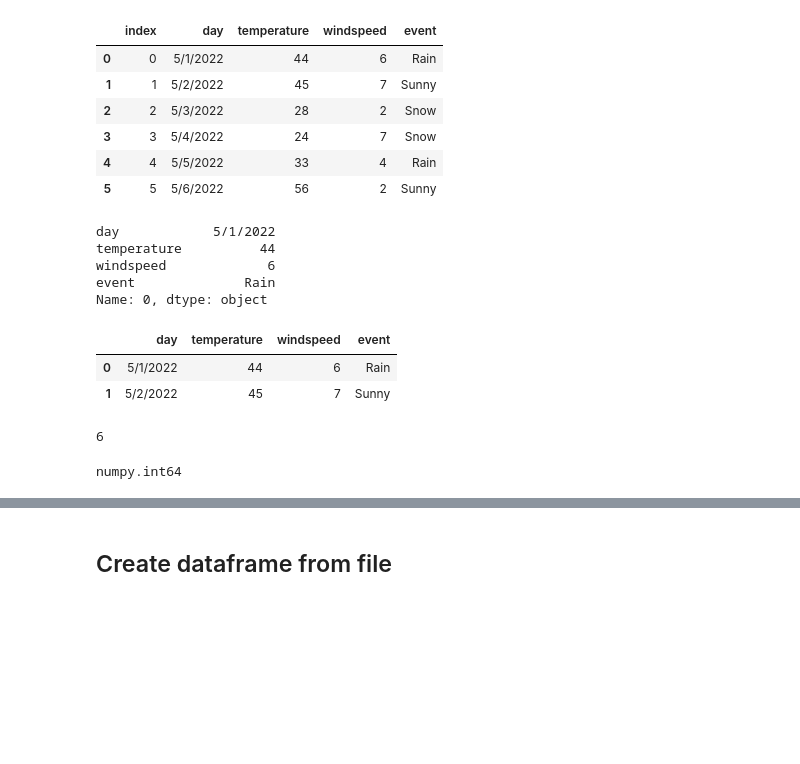
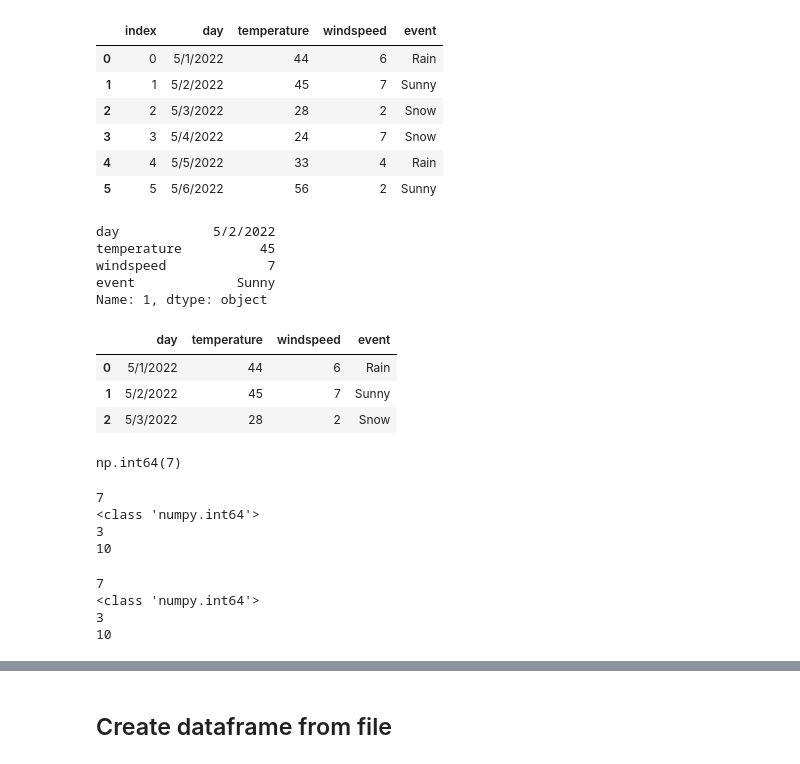
Before and after one commit to jarix/Python_Snippets, a Jupyter notebook: pandas_101.ipynb, the cells around one changed output, grey strips where cells are left out. Saved outputs shown, nothing was run; the diff lists cells and outputs as text; code cells hidden in the pictures; blank space fills up the shorter version.

```diff
--- a/pandas_101.ipynb
+++ b/pandas_101.ipynb
@@ -229,0 +305,9 @@ df
+# %%
+weather_data = {
+    'day' : ['5/1/2022', '5/2/2022','5/3/2022','5/4/2022','5/5/2022','5/6/2022'],
+    'temperature' : [44,45,28,24,33,56],
+    'windspeed' : [6,7,2,7,4,2],
+    'event' : ['Rain','Sunny','Snow','Snow','Rain','Sunny']
+}
+df = pd.DataFrame(weather_data)
+df
@@ -259,30 +365,53 @@ df.reset_index()
 | 3 | 3 | 5/4/2022 | 24 | 7 | Snow |
 | 4 | 4 | 5/5/2022 | 33 | 4 | Rain |
 | 5 | 5 | 5/6/2022 | 56 | 2 | Sunny |
+# %%
+# Second Row
+df.iloc[1]
+# %% [output]
+day            5/2/2022
+temperature          45
+windspeed             7
+event             Sunny
+Name: 1, dtype: object
 # %%
-# First Row
-df.iloc[0]
+# First 3 rows
+df.iloc[0:3]
 # %% [output]
-day            5/1/2022
-temperature          44
-windspeed             6
-event              Rain
-Name: 0, dtype: object
+|  | day | temperature | windspeed | event |
+| 0 | 5/1/2022 | 44 | 6 | Rain |
+| 1 | 5/2/2022 | 45 | 7 | Sunny |
+| 2 | 5/3/2022 | 28 | 2 | Snow |
 # %%
-#First 2 rows
-df.iloc[0:2]
+# specific column
+df.iloc[1,2]
 # %% [output]
-|  | day | temperature | windspeed | event |
-| 0 | 5/1/2022 | 44 | 6 | Rain |
-| 1 | 5/2/2022 | 45 | 7 | Sunny |
+np.int64(7)
-# %%
-#specific column
-df.iloc[0,2]
-# %% [output]
-6
-# %%
-type(df.iloc[0,2])
-# %% [output]
-numpy.int64
+# %%
+# specific cell using iloc()
+print(df.iloc[1,2])
+print(type(df.iloc[1,2]))
+a = 3
+print(a)
+a += df.iloc[1,2]
+print(a)
+# %% [output]
+7
+<class 'numpy.int64'>
+3
+10
+# %%
+# specific cell using loc()
+print(df.loc[1,"windspeed"])
+print(type(df.loc[1,"windspeed"]))
+a = 3
+print(a)
+a += df.loc[1,"windspeed"]
+print(a)
+# %% [output]
+7
+<class 'numpy.int64'>
+3
+10
 # %%
 # 1 row, 2 columns
```
Also changed, not shown: parts of 41 cells of this notebook.
